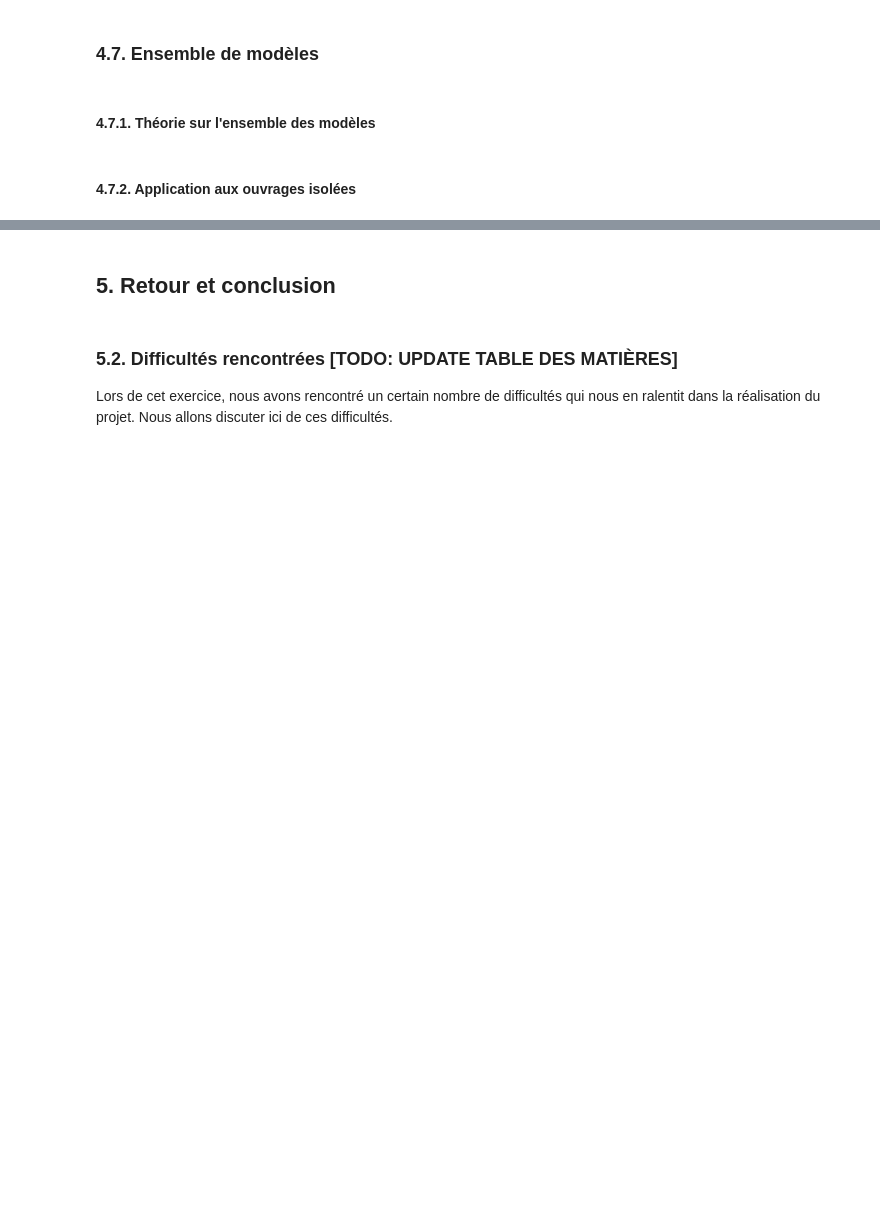
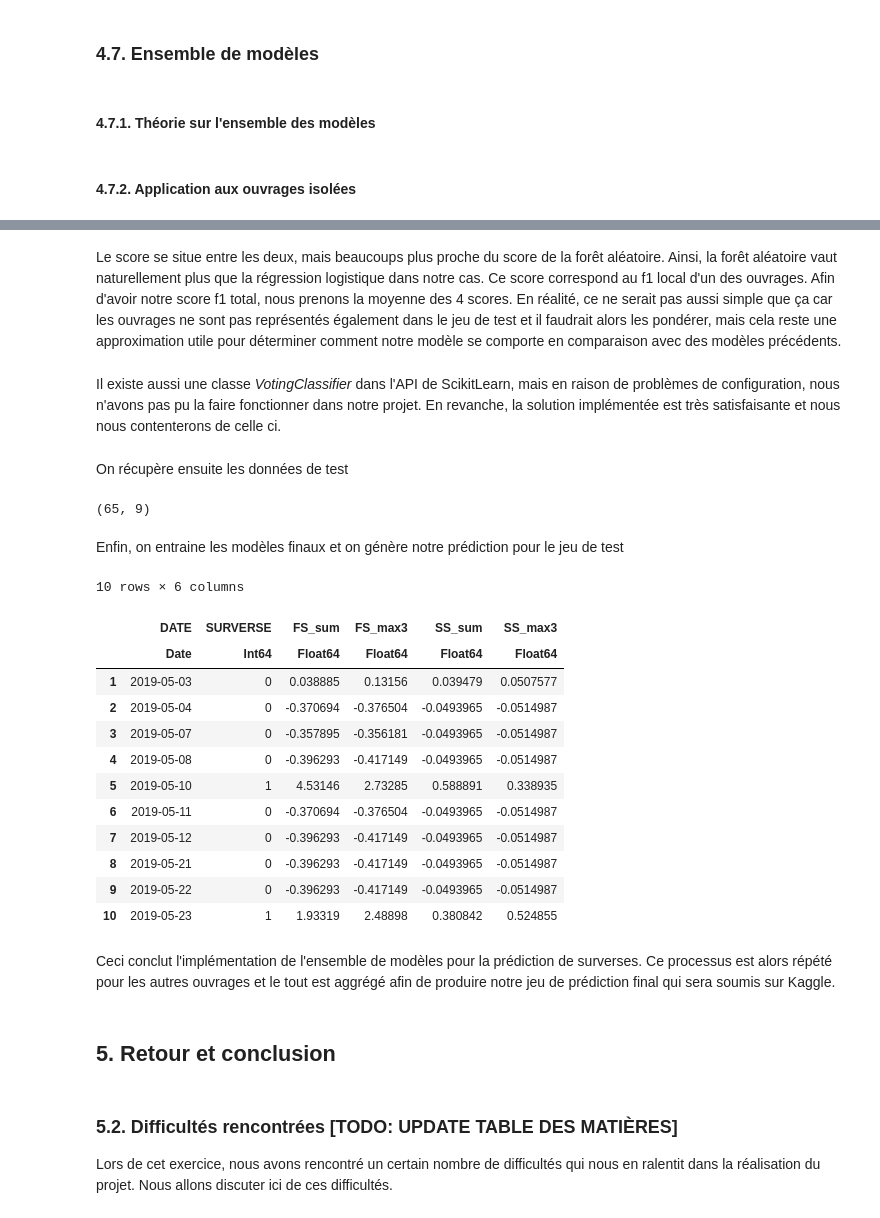
Before and after one commit to JeyzerMC/MTH3302-Project, a Jupyter notebook: rp_v2.ipynb, the cells around one changed output, grey strips where cells are left out. Drawn from its saved outputs; the diff is of its cells as text; code cells hidden in the pictures; blank space fills up the shorter version.

Commit message:
Application ensemble de modeles

```diff
--- a/rp_v2.ipynb
+++ b/rp_v2.ipynb
@@ -1675,0 +1680,5 @@ Nous avons rapidement considéré puis implémenté la machine à vecteurs de su
+# %%
+data_set_4350 = CSV.read("data/parsed/oversampled/ouvrage_4350.csv");
+train_set_4350, val_set_4350 = partitionTrainTest(data_set_4350);
+val_labels_4350 = val_set_4350[!, :SURVERSE];
+size(data_set_4350)
@@ -1675,0 +1710,3 @@ Nous avons rapidement considéré puis implémenté la machine à vecteurs de su
+# %%
+estimated_params_4350 = [5, 100, 80, 13];
+get_rf_direct(train_set_4350, val_set_4350, names_ft, estimated_params_4350)
@@ -1676,3 +1726,45 @@ Nous avons rapidement considéré puis implémenté la machine à vecteurs de su
+# %% [markdown]
+Le score se situe entre les deux, mais beaucoups plus proche du score de la forêt aléatoire. Ainsi, la forêt aléatoire vaut naturellement plus que la régression logistique dans notre cas. Ce score correspond au f1 local d'un des ouvrages. Afin d'avoir notre score f1 total, nous prenons la moyenne des 4 scores. En réalité, ce ne serait pas aussi simple que ça car les ouvrages ne sont pas représentés également dans le jeu de test et il faudrait alors les pondérer, mais cela reste une approximation utile pour déterminer comment notre modèle se comporte en comparaison avec des modèles précédents.
+# %% [markdown]
+Il existe aussi une classe _VotingClassifier_ dans l'API de ScikitLearn, mais en raison de problèmes de configuration, nous n'avons pas pu la faire fonctionner dans notre projet. En revanche, la solution implémentée est très satisfaisante et nous nous contenterons de celle ci.
+# %% [markdown]
+On récupère ensuite les données de test
+# %%
+test_set_4350 = CSV.read("data/parsed/test_4350.csv");
+size(test_set_4350)
+# %% [output]
+(65, 9)
+# %% [markdown]
+Enfin, on entraine les modèles finaux et on génère notre prédiction pour le jeu de test
+# %%
+test_model_glm_4350 = glm(val_form, data_set_4350, Bernoulli(), LogitLink());
+test_pred_glm_4350 = GLM.predict(test_model_glm_4350, test_set_4350);
+test_pred_rf_4350 = get_rf_probas(data_set_4350, test_set_4350, names_ft, estimated_params_4350);
+test_pred_4350 = (test_pred_glm_4350 + test_pred_rf_4350[:, 2]) ./ 2;
+test_pred_4350[test_pred_4350 .>= 0.5] .= 1.0;
+test_pred_4350[test_pred_4350 .< 0.5] .= 0.0;
+test_pred_4350 = convert(Array{Int}, trunc.(test_pred_4350));
+
+pred_4350 = test_set_4350;
+pred_4350[!, :SURVERSE] = test_pred_4350;
+vis_ft = [:DATE, :SURVERSE, :FS_sum, :FS_max3, :SS_sum, :SS_max3];
+first(pred_4350[!, vis_ft], 10)
+# %% [output]
+10 rows × 6 columns
+|  | DATE | SURVERSE | FS_sum | FS_max3 | SS_sum | SS_max3 |
+|  | Date | Int64 | Float64 | Float64 | Float64 | Float64 |
+| 1 | 2019-05-03 | 0 | 0.038885 | 0.13156 | 0.039479 | 0.0507577 |
+| 2 | 2019-05-04 | 0 | -0.370694 | -0.376504 | -0.0493965 | -0.0514987 |
+| 3 | 2019-05-07 | 0 | -0.357895 | -0.356181 | -0.0493965 | -0.0514987 |
+| 4 | 2019-05-08 | 0 | -0.396293 | -0.417149 | -0.0493965 | -0.0514987 |
+| 5 | 2019-05-10 | 1 | 4.53146 | 2.73285 | 0.588891 | 0.338935 |
+| 6 | 2019-05-11 | 0 | -0.370694 | -0.376504 | -0.0493965 | -0.0514987 |
+| 7 | 2019-05-12 | 0 | -0.396293 | -0.417149 | -0.0493965 | -0.0514987 |
+| 8 | 2019-05-21 | 0 | -0.396293 | -0.417149 | -0.0493965 | -0.0514987 |
+| 9 | 2019-05-22 | 0 | -0.396293 | -0.417149 | -0.0493965 | -0.0514987 |
+| 10 | 2019-05-23 | 1 | 1.93319 | 2.48898 | 0.380842 | 0.524855 |
+# %% [markdown]
+Ceci conclut l'implémentation de l'ensemble de modèles pour la prédiction de surverses. Ce processus est alors répété pour les autres ouvrages et le tout est aggrégé afin de produire notre jeu de prédiction final qui sera soumis sur Kaggle.
 # %% [markdown]
 <a id="5."></a>
 ## 5. Retour et conclusion
```
Also changed, not shown: parts of 12 cells of this notebook, 2 other files.
